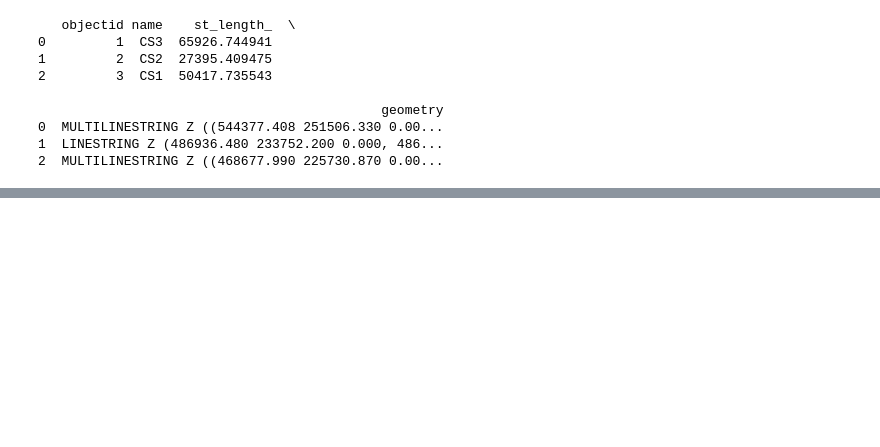
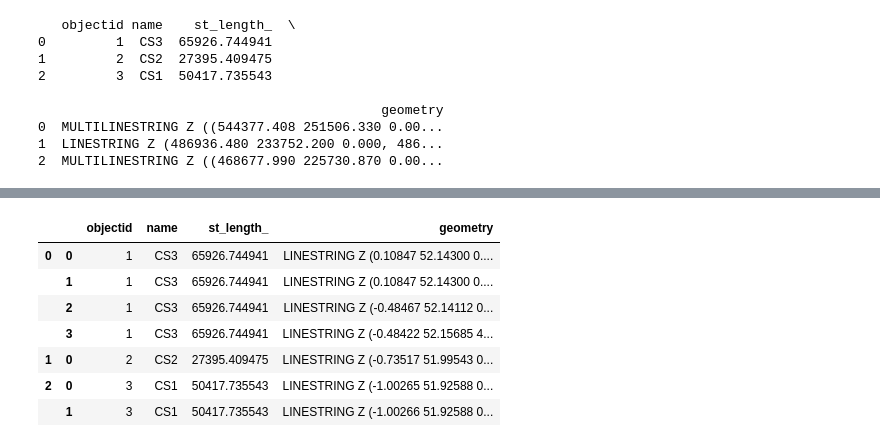
Before and after one commit to jonititan/DataExploration, a Jupyter notebook: EWR/ewr_route.ipynb, the cells around one changed output, grey strips where cells are left out. Drawn from its saved outputs; the diff is of its cells as text; code cells hidden in the pictures; blank space fills up the shorter version.

```diff
--- a/EWR/ewr_route.ipynb
+++ b/EWR/ewr_route.ipynb
@@ -55,3 +77,14 @@ print(df)
+# %%
+df
+# %% [output]
+|  |  | objectid | name | st_length_ | geometry |
+| 0 | 0 | 1 | CS3 | 65926.744941 | LINESTRING Z (0.10847 52.14300 0.... |
+|  | 1 | 1 | CS3 | 65926.744941 | LINESTRING Z (0.10847 52.14300 0.... |
+|  | 2 | 1 | CS3 | 65926.744941 | LINESTRING Z (-0.48467 52.14112 0... |
+|  | 3 | 1 | CS3 | 65926.744941 | LINESTRING Z (-0.48422 52.15685 4... |
+| 1 | 0 | 2 | CS2 | 27395.409475 | LINESTRING Z (-0.73517 51.99543 0... |
+| 2 | 0 | 3 | CS1 | 50417.735543 | LINESTRING Z (-1.00265 51.92588 0... |
+|  | 1 | 3 | CS1 | 50417.735543 | LINESTRING Z (-1.00266 51.92588 0... |
 # %%
 m = folium.Map(control_scale=True)
 feature_dict={a:folium.FeatureGroup(name=a) for a in list(df['name'].unique())}
```
Also changed, not shown: parts of 8 cells of this notebook, 4 other files.
